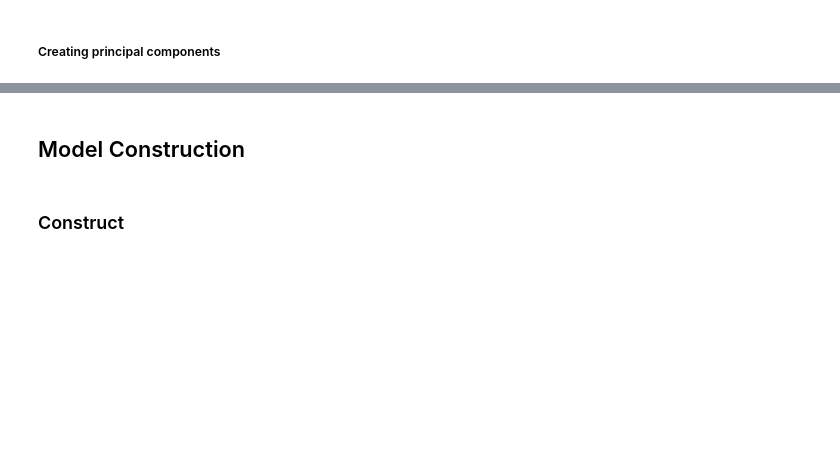
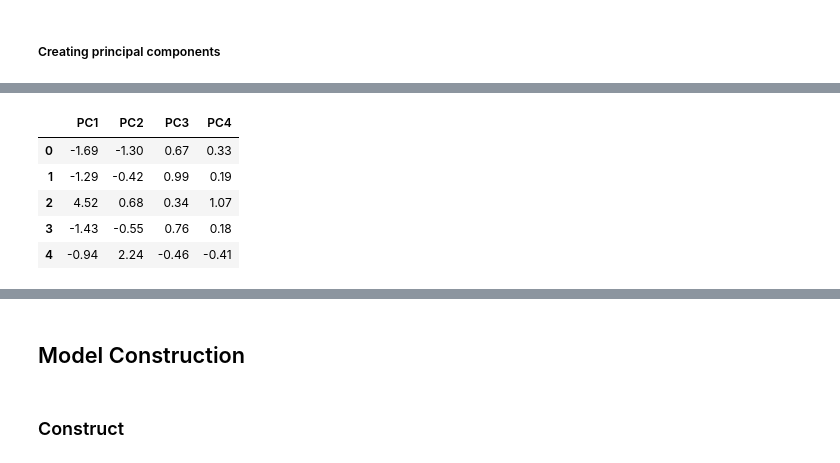
Before and after one commit to ikechukwuUE/steel-plate-defect, a Jupyter notebook: steel_defect_prediction.ipynb, the cells around one changed output, grey strips where cells are left out. Saved outputs shown, nothing was run; the diff lists cells and outputs as text; code cells hidden in the pictures; blank space fills up the shorter version.

```diff
--- a/steel_defect_prediction.ipynb
+++ b/steel_defect_prediction.ipynb
@@ -824,0 +861,75 @@ X_pca
+# %%
+X = df_merged.copy()
+y = targets
+
+X = X.loc[:, top_7_feature_names]
+
+# standardize
+X_scaled = (X - X.mean(axis=0)) / X.std(axis=0)
+def train_and_evaluate_model(model, X_train, y_train, X_val, y_val, metric='roc_auc'):
+    """
+    Train and evaluate the specified model on the given training and validation sets.
+
+    Parameters:
+    - model: Machine learning model object (LightGBM, XGBoost, CatBoost, or neural network using TensorFlow Keras)
+    - X_train: Training features (numpy array or pandas DataFrame)
+    - y_train: Training labels (numpy array or pandas Series)
+    - X_val: Validation features (numpy array or pandas DataFrame)
+    - y_val: Validation labels (numpy array or pandas Series)
+    - metric: Evaluation metric for model performance (default: 'roc_auc')
+
+    Returns:
+    - score: Evaluation score on the validation set based on the specified metric
+    """
+    if isinstance(model, (LGBMClassifier, XGBClassifier, CatBoostClassifier, MLPClassifier, Sequential)):
+
+        if isinstance(model, Sequential):
+            # Compile the model
+            model.compile(optimizer='adam', loss='binary_crossentropy')
+
+            # Train the model
+            model.fit(X_train, y_train, epochs=10, batch_size=32, verbose=0)
+
+            # Predict probabilities for the validation set
+            y_pred_prob = model.predict(X_val)
+        else:
+            # Train the model
+            model.fit(X_train, y_train)
+
+            # Predict probabilities for the validation set
+            y_pred_prob = model.predict_proba(X_val)
+
+        # Calculate evaluation score based on the specified metric
+        if metric == 'roc_auc':
+            score = roc_auc_score(y_val, y_pred_prob, average='macro', multi_class='ovr')
+        else:
+            raise ValueError("Invalid metric. Supported metric is 'roc_auc'.")
+
+        return score
+    else:
+        raise ValueError("Invalid model. Supported models are LGBMClassifier, XGBClassifier, CatBoostClassifier, MLPClassifier, and neural network using TensorFlow Keras.")
+
+pca = PCA(n_components = 0.95)
+X_pca = pca.fit_transform(X_scaled)
+
+X_pca = pd.DataFrame(X_pca)
+
+X_pca.head()
+
+X_pca.columns = [f"PC{i+1}" for i in range(X_pca.shape[1])]
+
+X_pca.head()
+# # Evaluate the impact of PCA on model performance
+
+# # Convert one-hot encoded DataFrame to single column DataFrame
+# y = y.idxmax(axis=1)
+
+# # If you want the result as a DataFrame instead of a Series
+# y = y.to_frame()
+# %% [output]
+|  | PC1 | PC2 | PC3 | PC4 |
+| 0 | -1.69 | -1.30 | 0.67 | 0.33 |
+| 1 | -1.29 | -0.42 | 0.99 | 0.19 |
+| 2 | 4.52 | 0.68 | 0.34 | 1.07 |
+| 3 | -1.43 | -0.55 | 0.76 | 0.18 |
+| 4 | -0.94 | 2.24 | -0.46 | -0.41 |
```
Also changed, not shown: parts of 18 cells of this notebook.
